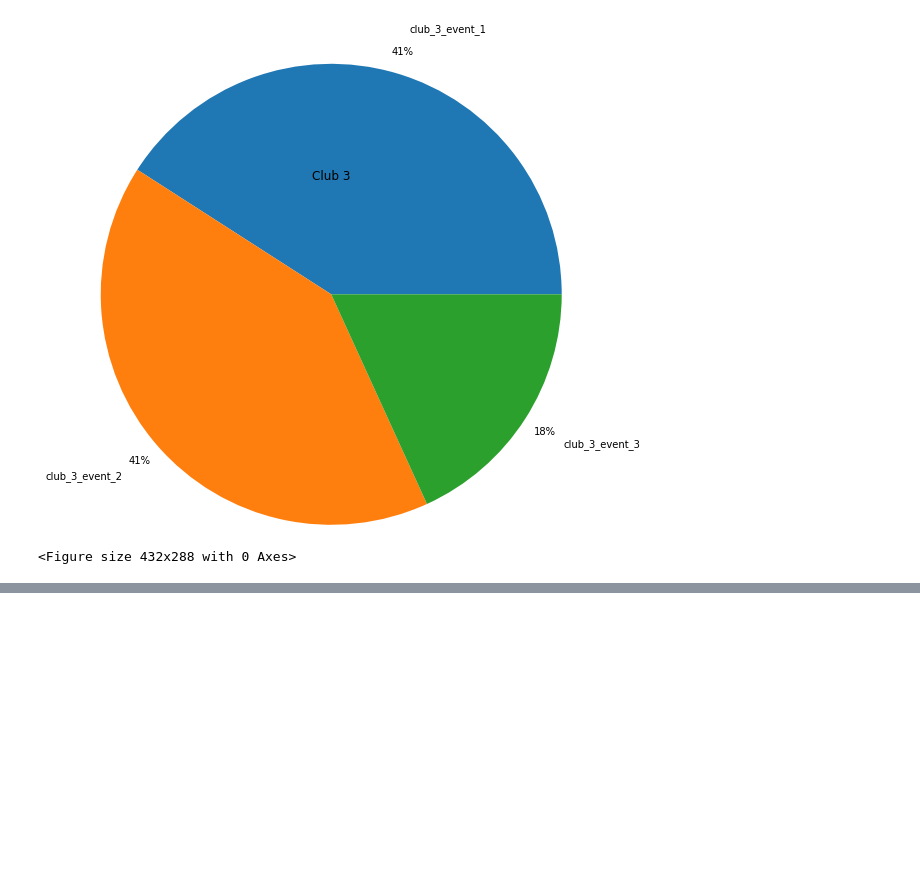
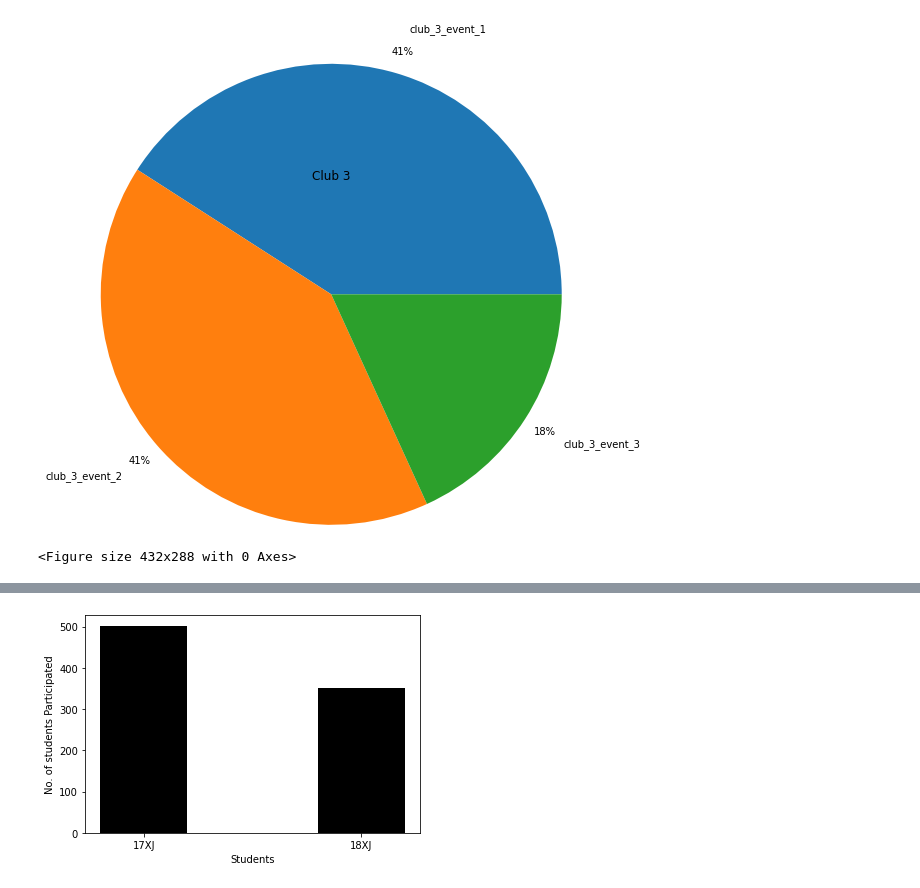
Before and after one commit to Baka-14/MindGraph-Hackathon, a Jupyter notebook: stats.ipynb, the cells around one changed output, grey strips where cells are left out. Cells and saved outputs as stored; diff of their text form; code cells hidden in the pictures; blank space fills up the shorter version.

```diff
--- a/stats.ipynb
+++ b/stats.ipynb
@@ -105,0 +117,11 @@ plt.savefig('Club 3')
+# %%
+df_roll_count_17X = df_combine["Roll No."].str.count("17XJ1").sum()
+df_roll_count_18X = df_combine["Roll No."].str.count("18XJ1").sum()
+students = ["17XJ", "18XJ"]
+student_part_count = [df_roll_count_17X, df_roll_count_18X]
+plt.bar(students, student_part_count, color ='black',width = 0.4)
+plt.xlabel("Students")
+plt.ylabel("No. of students Participated")
+plt.show()
+# %% [output]
+[figure, added]
```
Also changed, not shown: parts of 1 cell of this notebook, 3 other files.
